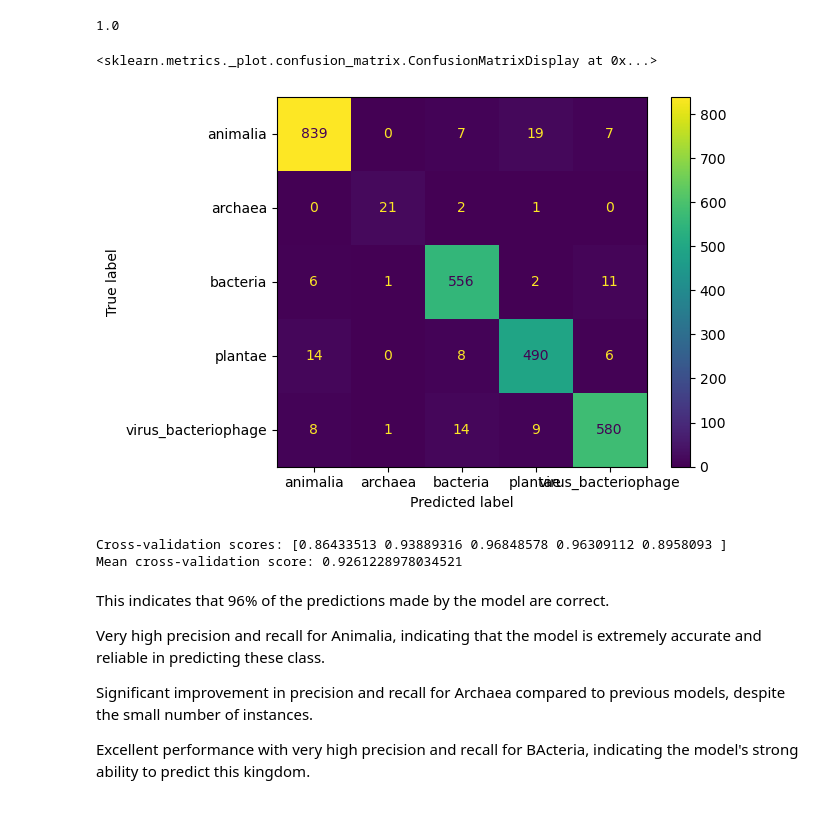
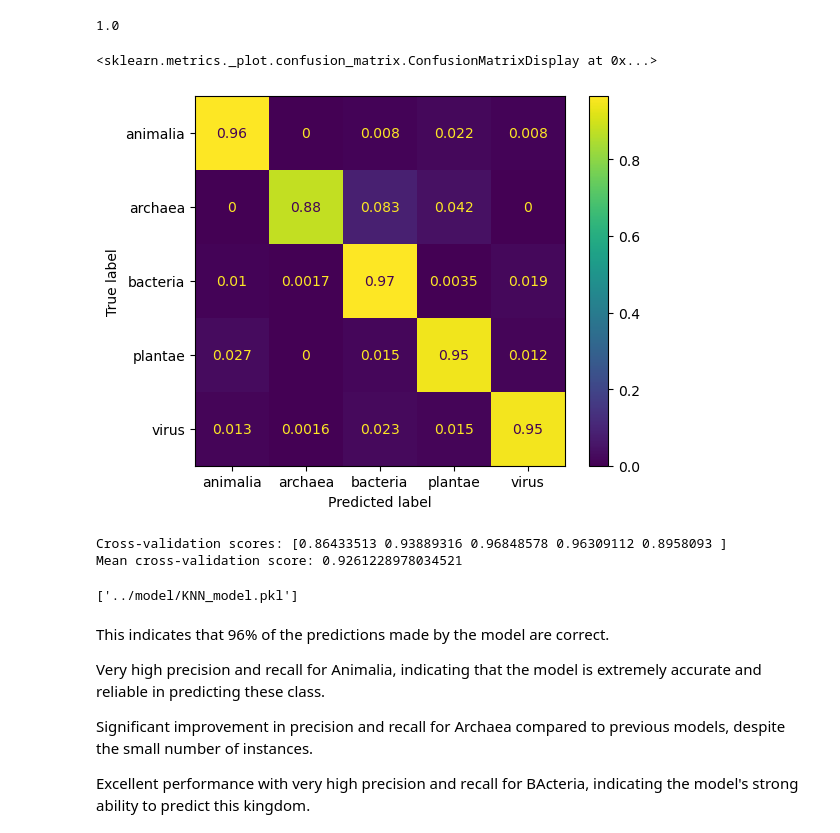
Before and after one commit to PierPompilii/Codon-Kingdom-Classifier, a Jupyter notebook: notebooks/03-modelling.ipynb, the cells around one changed output. Cells and saved outputs as stored; diff of their text form; code cells hidden in the pictures.

```diff
--- a/notebooks/03-modelling.ipynb
+++ b/notebooks/03-modelling.ipynb
@@ -34,8 +36,8 @@ The primary objective of this study is to evaluate the performance of various ma
 # %%
 #separate the kingdoms into five, this is closer to the biological kingdoms
 codon_df_clean['Kingdom'] = codon_df_clean['Kingdom'].replace({
-    'vrl': 'virus_bacteriophage',
-    'phg': 'virus_bacteriophage',
+    'vrl': 'virus',
+    'phg': 'virus',
     'vrt': 'animalia',
     'pln': 'plantae',
     'bct': 'bacteria',
@@ -403,10 +409,10 @@ train_accuracy1
 1.0
 # %%
 cm_test = confusion_matrix(y_test_knn, y_pred_knn)
-ConfusionMatrixDisplay.from_estimator(best_model_knn, X_test_knn, y_test_knn)
+ConfusionMatrixDisplay.from_estimator(best_model_knn, X_test_knn, y_test_knn, normalize='true') #, cmap=plt.cm.Blues)
 # %% [output]
 <sklearn.metrics._plot.confusion_matrix.ConfusionMatrixDisplay at 0x...>
-[figure, old version]
+[figure, new version]
 # %%
 cv_scores_knn = cross_val_score(best_model_knn, X_2, y_2, cv=5)
 print(f"Cross-validation scores: {cv_scores_knn}")
@@ -414,6 +420,10 @@ print(f"Mean cross-validation score: {cv_scores_knn.mean()}")
 # %% [output]
 Cross-validation scores: [0.86433513 0.93889316 0.96848578 0.96309112 0.8958093 ]
 Mean cross-validation score: 0.9261228978034521
+# %%
+joblib.dump(best_model_knn, '../model/KNN_model.pkl')
+# %% [output]
+['../model/KNN_model.pkl']
 # %% [markdown]
 This indicates that 96% of the predictions made by the model are correct.
 
```
Also changed, not shown: parts of 46 cells of this notebook, 11 other files.
